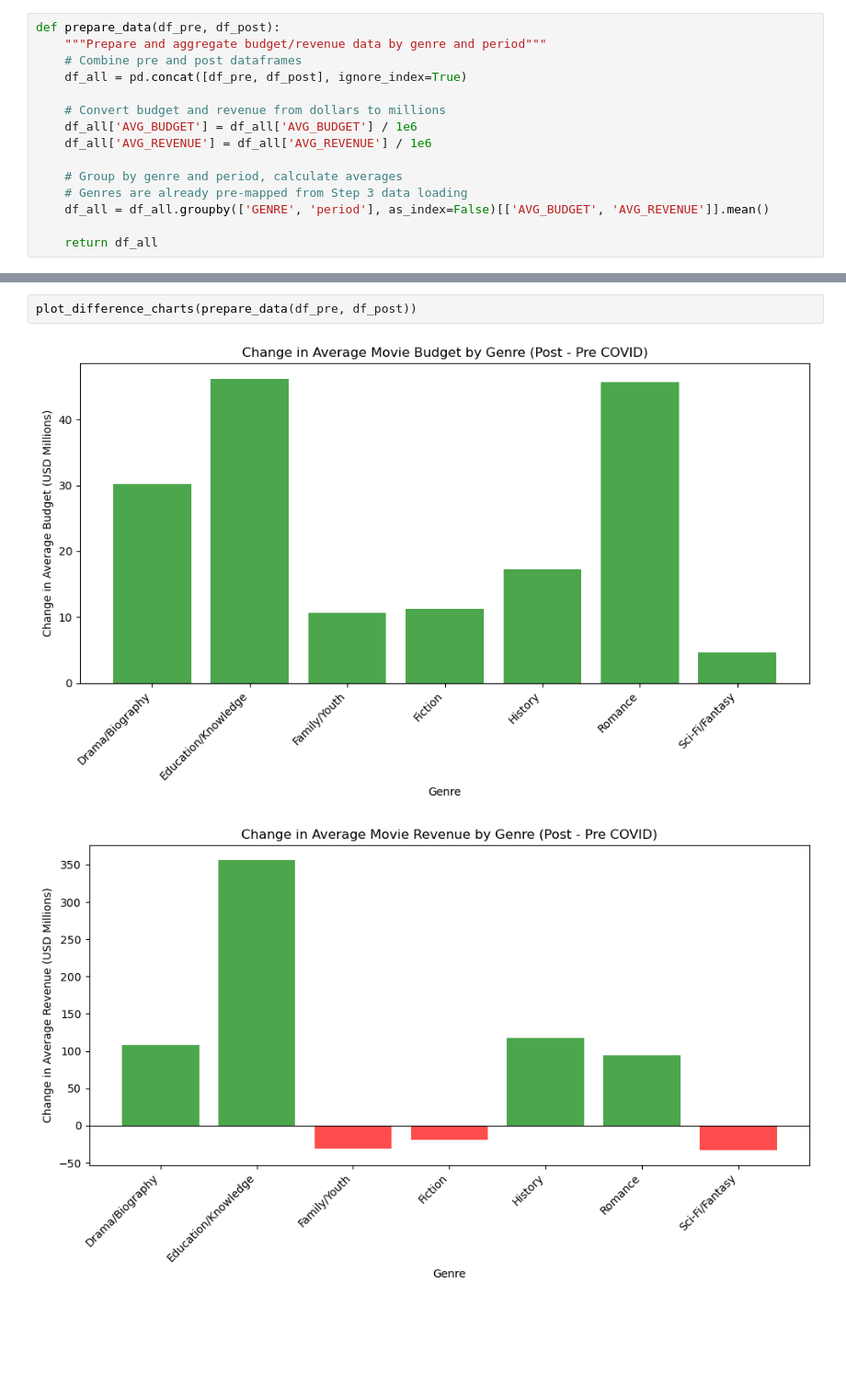
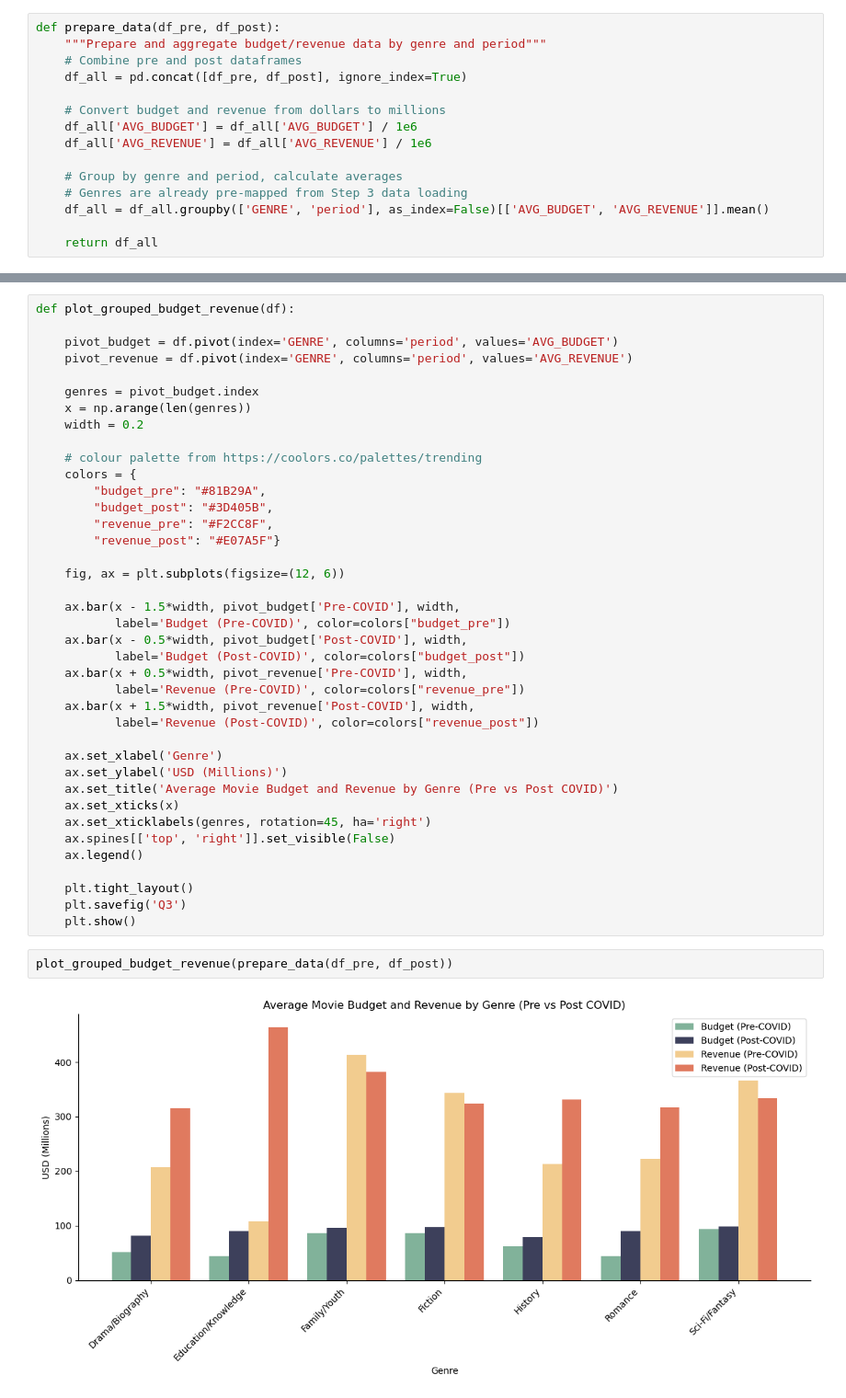
Before and after one commit to e-hdz130504/CPSC368-Phase-4, a Jupyter notebook: Q2_Visualization.ipynb, the cells around one changed output, grey strips where cells are left out. Shown at 92% size. Drawn from its saved outputs; the diff is of its cells as text; blank space fills up the shorter version.

```diff
--- a/Q2_Visualization.ipynb
+++ b/Q2_Visualization.ipynb
@@ -139,5 +105,43 @@ def plot_difference_charts(df_all):
-# %%
-plot_difference_charts(prepare_data(df_pre, df_post))
-# %% [output]
-[figure, removed]
-[figure, removed]
+# %%
+def plot_grouped_budget_revenue(df):
+
+    pivot_budget = df.pivot(index='GENRE', columns='period', values='AVG_BUDGET')
+    pivot_revenue = df.pivot(index='GENRE', columns='period', values='AVG_REVENUE')
+
+    genres = pivot_budget.index
+    x = np.arange(len(genres))
+    width = 0.2
+
+    # colour palette from https://coolors.co/palettes/trending
+    colors = {
+        "budget_pre": "#81B29A",
+        "budget_post": "#3D405B",
+        "revenue_pre": "#F2CC8F",
+        "revenue_post": "#E07A5F"}
+
+    fig, ax = plt.subplots(figsize=(12, 6))
+
+    ax.bar(x - 1.5*width, pivot_budget['Pre-COVID'], width,
+           label='Budget (Pre-COVID)', color=colors["budget_pre"])
+    ax.bar(x - 0.5*width, pivot_budget['Post-COVID'], width,
+           label='Budget (Post-COVID)', color=colors["budget_post"])
+    ax.bar(x + 0.5*width, pivot_revenue['Pre-COVID'], width,
+           label='Revenue (Pre-COVID)', color=colors["revenue_pre"])
+    ax.bar(x + 1.5*width, pivot_revenue['Post-COVID'], width,
+           label='Revenue (Post-COVID)', color=colors["revenue_post"])
+
+    ax.set_xlabel('Genre')
+    ax.set_ylabel('USD (Millions)')
+    ax.set_title('Average Movie Budget and Revenue by Genre (Pre vs Post COVID)')
+    ax.set_xticks(x)
+    ax.set_xticklabels(genres, rotation=45, ha='right')
+    ax.spines[['top', 'right']].set_visible(False)
+    ax.legend()
+
+    plt.tight_layout()
+    plt.savefig('Q3')
+    plt.show()
+# %%
+plot_grouped_budget_revenue(prepare_data(df_pre, df_post))
+# %% [output]
+[figure, added]
```
Also changed, not shown: parts of 4 cells of this notebook.
